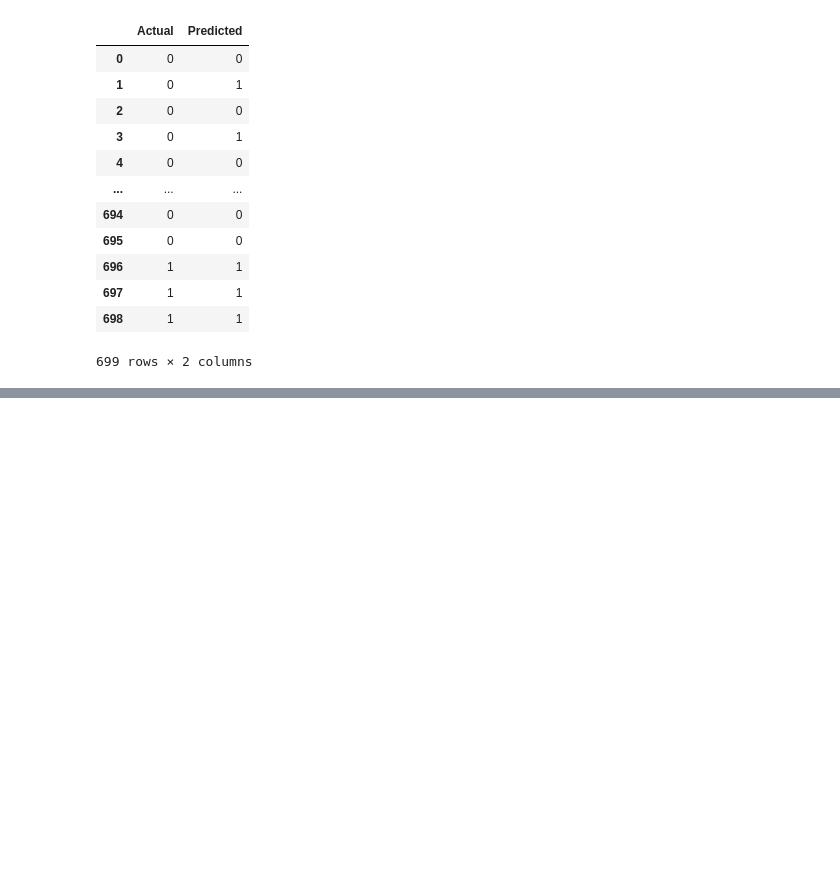
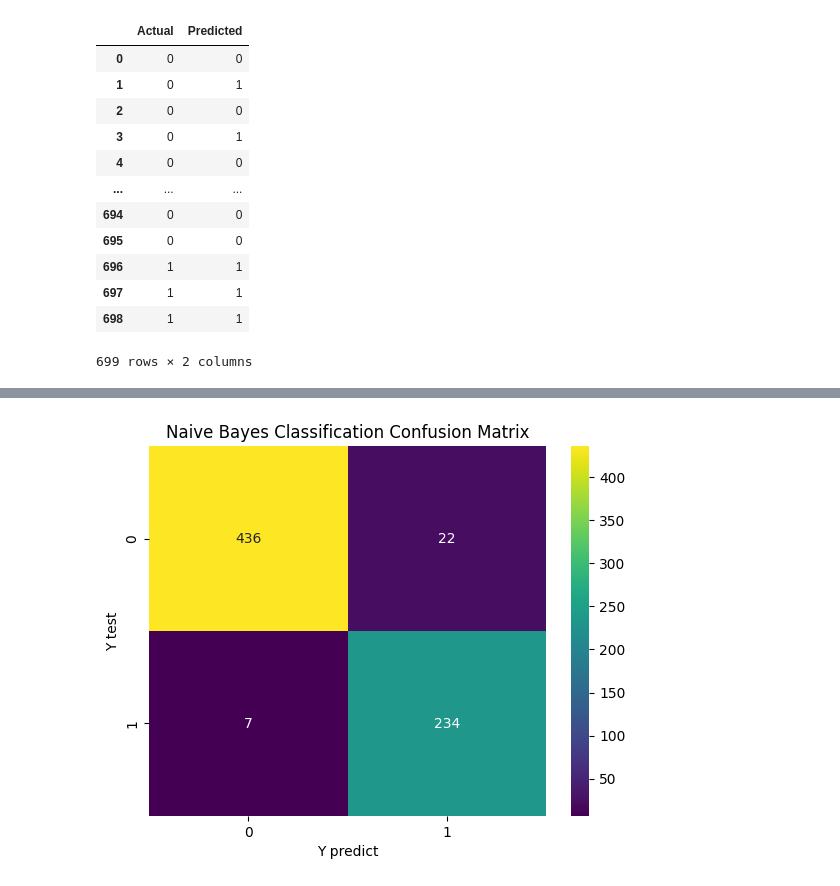
Before and after one commit to drmayu7/303A_machinelearning, a Jupyter notebook: main.ipynb, the cells around one changed output, grey strips where cells are left out. Cells and saved outputs as stored; diff of their text form; code cells hidden in the pictures; blank space fills up the shorter version.

```diff
--- a/main.ipynb
+++ b/main.ipynb
@@ -145,0 +232,9 @@ df2
+# %%
+# Plot confusion matrix using Seaborn Heatmap
+sns.heatmap(nbcla_cm,annot=True,fmt='d',cmap='viridis')
+plt.title('Naive Bayes Classification Confusion Matrix')
+plt.xlabel('Y predict')
+plt.ylabel('Y test')
+plt.show()
+# %% [output]
+[figure, added]
```
Also changed, not shown: parts of 60 cells of this notebook, 4 other files.
